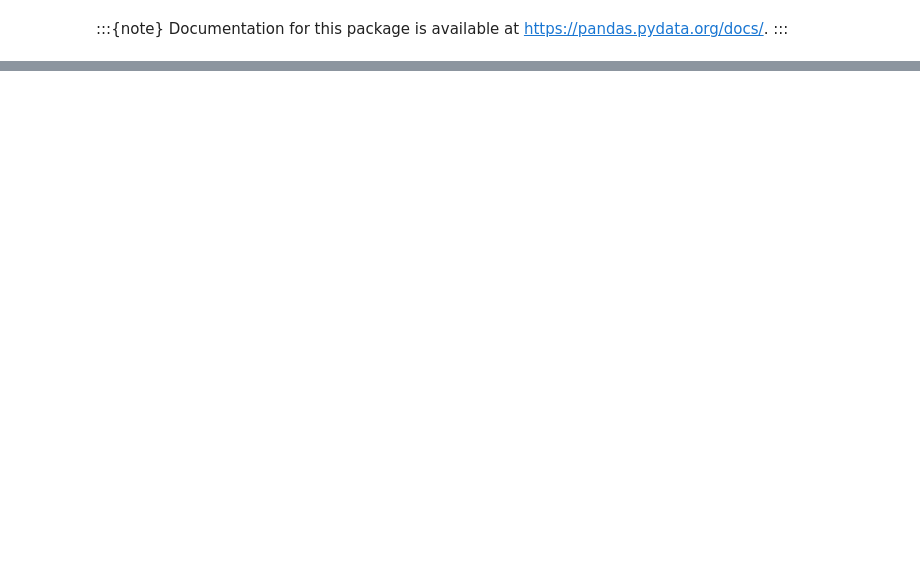
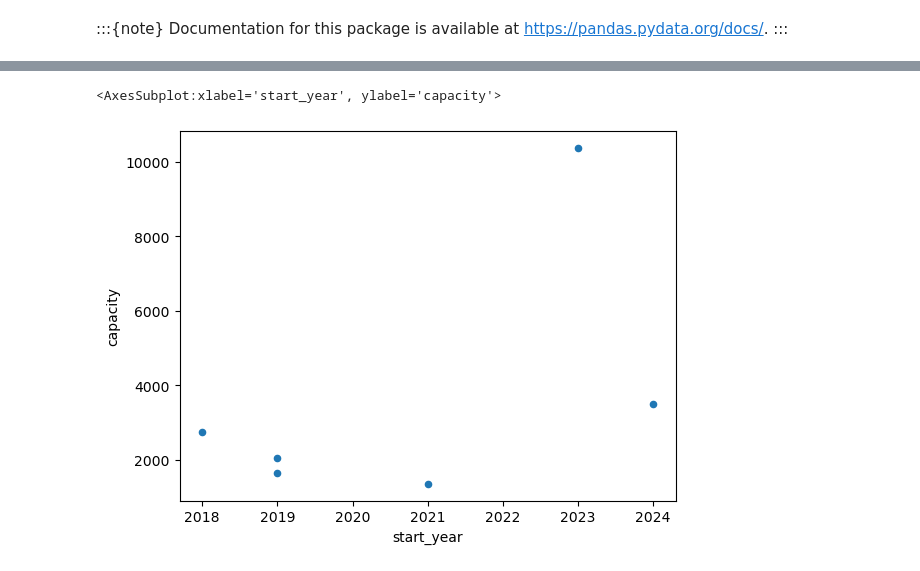
Before and after one commit to martavp/pv-textbook, a Jupyter notebook: _sources/intro-pandas.ipynb, the cells around one changed output, grey strips where cells are left out. Cells and saved outputs as stored; diff of their text form; code cells hidden in the pictures; blank space fills up the shorter version.

```diff
--- a/_sources/intro-pandas.ipynb
+++ b/_sources/intro-pandas.ipynb
@@ -30,0 +298,2 @@ Documentation for this package is available at https://pandas.pydata.org/docs/.
+# %%
+df.loc["Bhadla", "end_year"] = 2050
@@ -30,0 +332,8 @@ Documentation for this package is available at https://pandas.pydata.org/docs/.
+# %%
+data = {
+    "capacity": [2050, 1650, 1350],  # MW
+    "type": ["photovoltaic", "photovoltaic","photovoltaic",],
+    "start_year": [2019, 2019, 2021],
+}
+df2 = pd.DataFrame(data, index=["Pavagada", "Benban", "Kalyon Karapinar"])
+df2
@@ -30,0 +347,3 @@ Documentation for this package is available at https://pandas.pydata.org/docs/.
+# %%
+df = pd.concat([df, df2])
+df
@@ -30,0 +406,3 @@ Documentation for this package is available at https://pandas.pydata.org/docs/.
+# %%
+df.loc["Bhadla", "capacity"] += 500
+df
@@ -30,0 +487,5 @@ Documentation for this package is available at https://pandas.pydata.org/docs/.
+# %%
+df.plot(kind="scatter", x="start_year", y="capacity")
+# %% [output]
+<AxesSubplot:xlabel='start_year', ylabel='capacity'>
+[figure, added]
```
Also changed, not shown: parts of 99 cells of this notebook, 57 other files.
